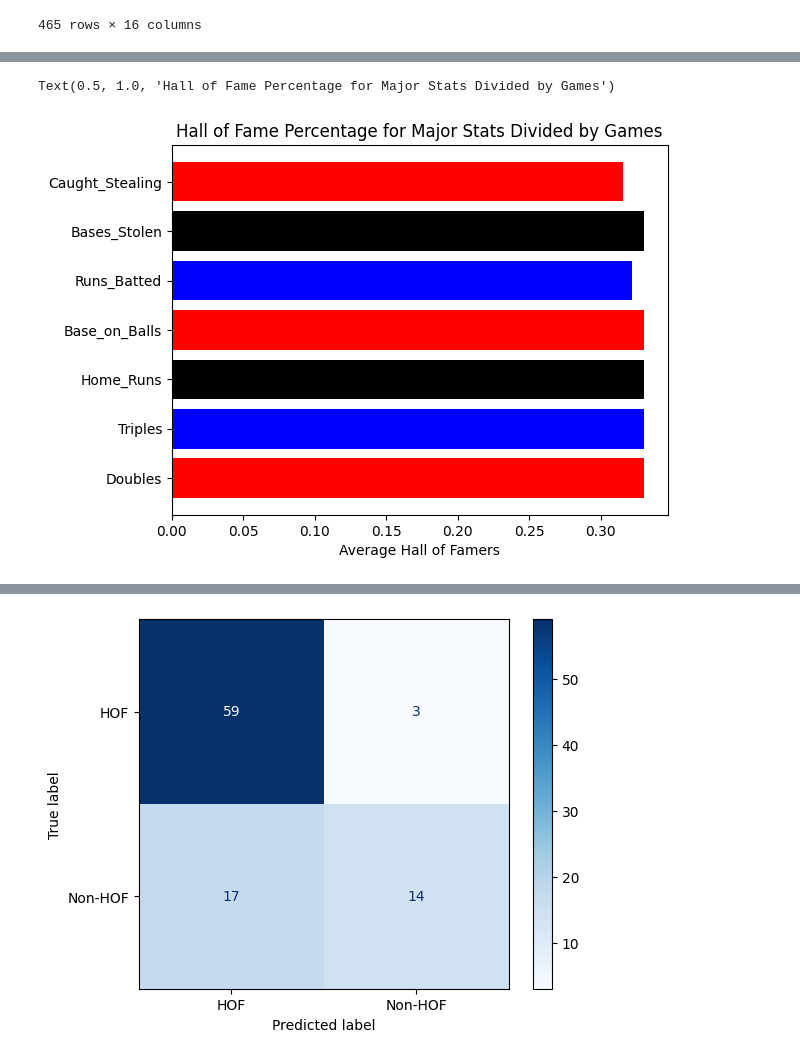
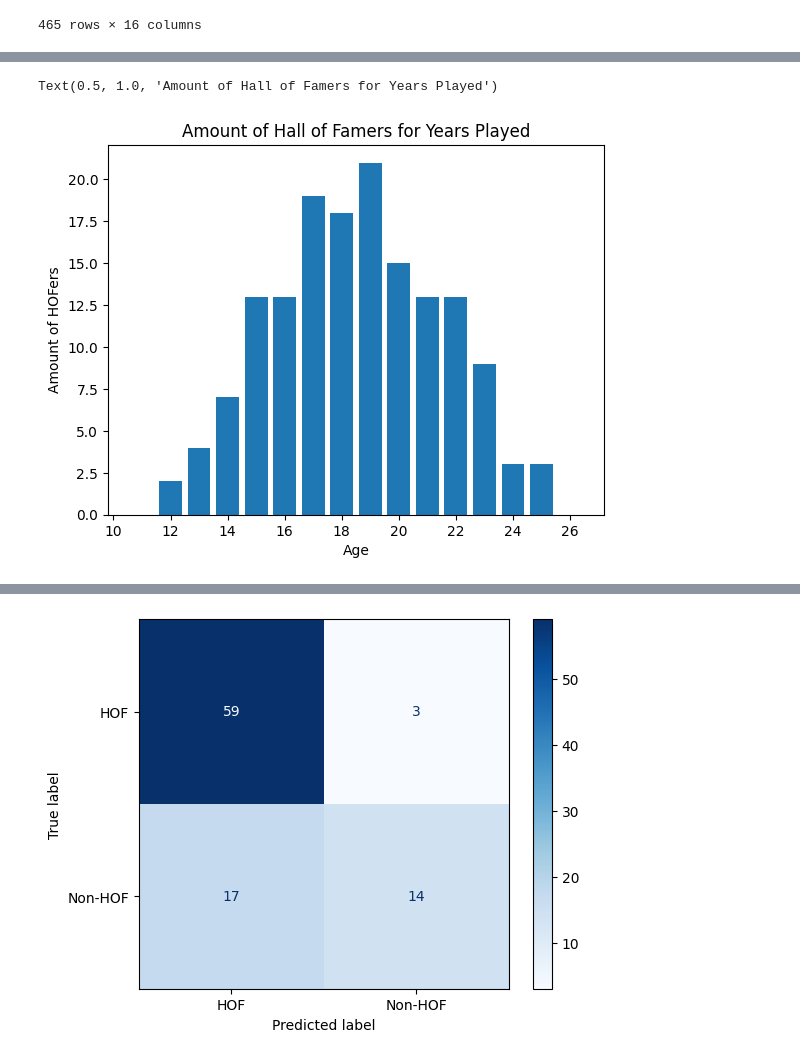
Before and after one commit to A-Peoples/DSRP_Project, a Jupyter notebook: Data_Science_Project_2025.ipynb, the cells around one changed output, grey strips where cells are left out. Cells and saved outputs as stored; diff of their text form; code cells hidden in the pictures.

```diff
--- a/Data_Science_Project_2025.ipynb
+++ b/Data_Science_Project_2025.ipynb
@@ -194,44 +199,11 @@ nums = {cols[0]: num_list[0],
-# %%
-avg_df = df
-cols = ['Doubles', 'Triples', 'Home_Runs', 'Base_on_Balls', 'Runs_Batted', 'Bases_Stolen', 'Caught_Stealing', 'Strikeouts']
-
-avg_df = avg_df.rename(columns={"YRS": "Years_Active",
-                        "AB": "At_Bat",
-                        "R": "Runs",
-                        "H": "Hits",
-                        "2B": "Doubles",
-                        "3B": "Triples",
-                        "HR": "Home_Runs",
-                        "RBI": "Runs_Batted",
-                        "BB": 'Base_on_Balls',
-                        "SB": 'Bases_Stolen',
-                        "CS": "Caught_Stealing",
-                        "BA": 'Batting_Avg'})
-for col in cols:
-  avg_df[col] = avg_df[col] / avg_df['At_Bat']
-
-x = avg_df.describe()
-
-x = x.head(7).tail(1)
-x['PLAYER'] = "75%"
-
-num_list = []
-for col in cols:
-  y = standard_df.loc[standard_df[col] > x[col].iloc[0]].HOF.mean()
-  num_list.append(y)
-
-nums = {cols[0]: num_list[0],
- cols[1]: num_list[1],
- cols[2]: num_list[2],
- cols[3]: num_list[3],
- cols[4]: num_list[4],
- cols[5]: num_list[5],
- cols[6]: num_list[6],}
-cols.pop(7)
-num_list.pop(7)
-plt.barh(cols, num_list, color=['red', 'blue', 'black'])
-plt.xlabel("Average Hall of Famers")
-plt.title("Hall of Fame Percentage for Major Stats Divided by Games")
-# %% [output]
-Text(0.5, 1.0, 'Hall of Fame Percentage for Major Stats Divided by Games')
-[figure, removed]
+# %%
+# Making a bar plot to show the amount of HOF for the mount of years played
+pie_df = df.groupby(['Years_Active']).agg({'HOF': "sum"}).reset_index()
+plt.bar(pie_df['Years_Active'], pie_df['HOF'])
+plt.xlabel("Age")
+plt.ylabel('Hall of Famers')
+plt.ylabel('Amount of HOFers')
+plt.title("Amount of Hall of Famers for Years Played")
+# %% [output]
+Text(0.5, 1.0, 'Amount of Hall of Famers for Years Played')
+[figure, added]
```
Also changed, not shown: parts of 18 cells of this notebook.
